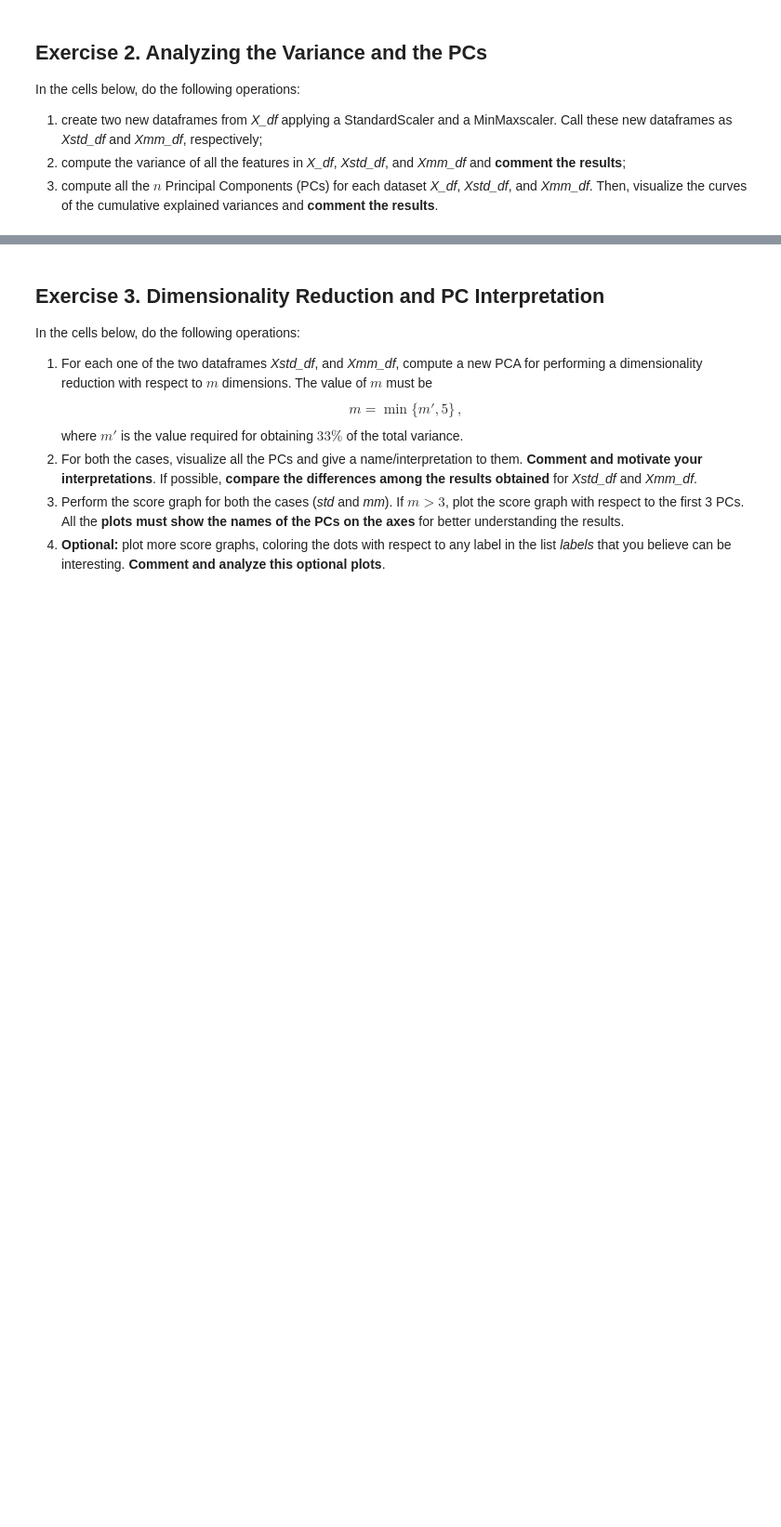
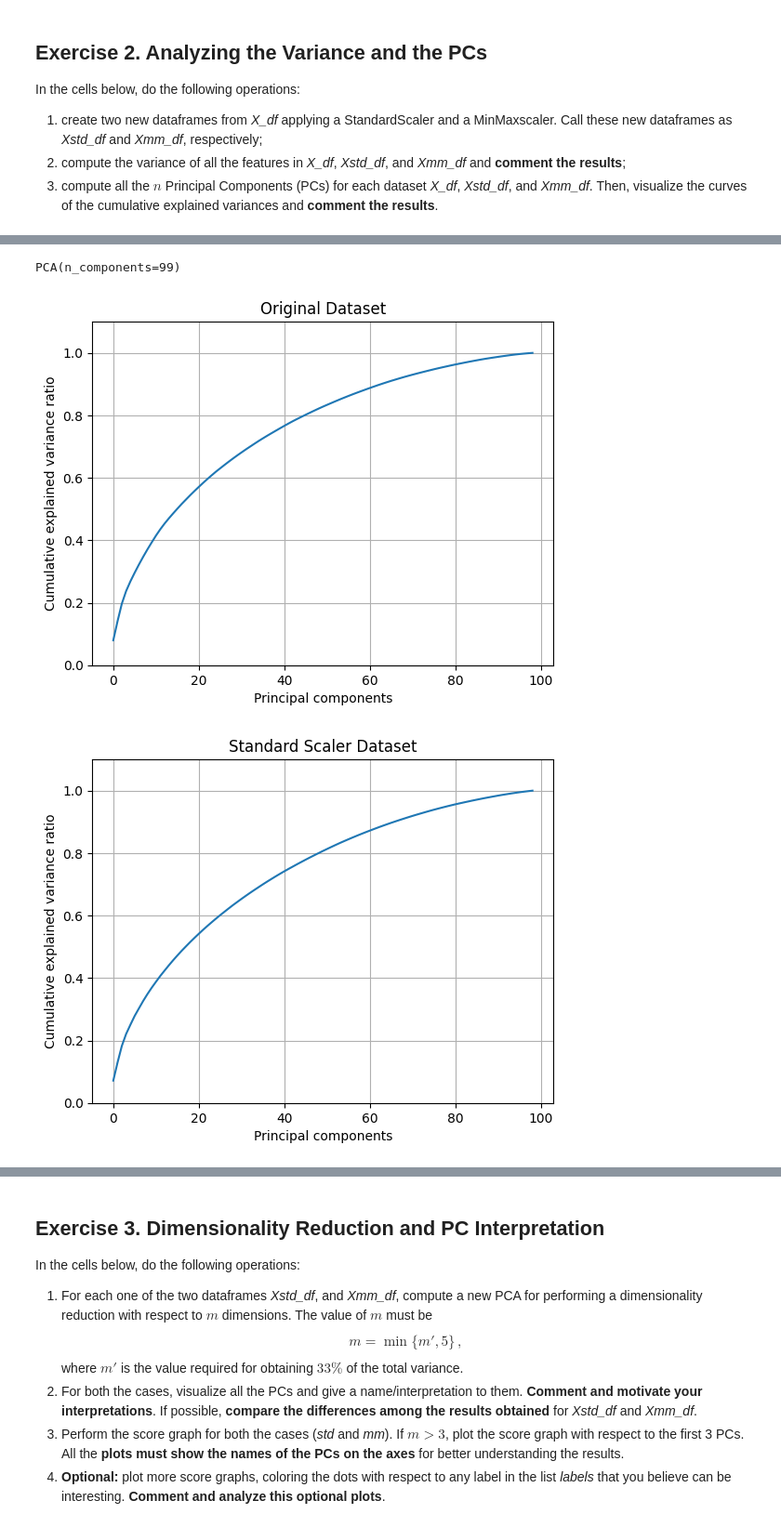
Before and after one commit to andreaGaudino/PCA_project, a Jupyter notebook: HWpca_Surname1_Surname2.ipynb, the cells around one changed output, grey strips where cells are left out. Shown at 93% size. Cells and saved outputs as stored; diff of their text form; code cells hidden in the pictures; blank space fills up the shorter version.

```diff
--- a/HWpca_Surname1_Surname2.ipynb
+++ b/HWpca_Surname1_Surname2.ipynb
@@ -154,3 +233,12 @@ In the cells below, do the following operations:
 1. create two new dataframes from _X_df_ applying a StandardScaler and a MinMaxscaler. Call these new dataframes as _Xstd_df_ and _Xmm_df_, respectively;
 2. compute the variance of all the features in _X_df_, _Xstd_df_, and _Xmm_df_ and **comment the results**;
 3. compute all the $n$ Principal Components (PCs) for each dataset _X_df_, _Xstd_df_, and _Xmm_df_. Then, visualize the curves of the cumulative explained variances and **comment the results**.
+# %%
+#standard scaler
+std_scaler = StandardScaler()
+std_scaler.fit(X_df)
+Xstd_df = std_scaler.transform(X_df)
+# %%
+mm_scaler= MinMaxScaler()
+mm_scaler.fit(X_df)
+Xmm_df=mm_scaler.transform(X_df)
@@ -156,0 +269,43 @@ In the cells below, do the following operations:
+# %%
+#pca init and fit
+pca_xdf = PCA(n_components=X_df.shape[1])
+pca_xstd_df = PCA(n_components=Xstd_df.shape[1])
+pca_xmm_df = PCA(n_components=Xmm_df.shape[1])
+
+pca_xdf.fit(X_df)
+pca_xstd_df.fit(Xstd_df)
+pca_xmm_df.fit(Xmm_df)
+# %% [output]
+PCA(n_components=99)
+# %%
+#plot
+
+plt.figure()
+plt.plot(np.cumsum(pca_xdf.explained_variance_ratio_))
+plt.title('Original Dataset')
+plt.ylim([0, 1.1])
+plt.xlabel('Principal components')
+plt.ylabel('Cumulative explained variance ratio')
+plt.grid()
+plt.show()
+
+plt.figure()
+plt.plot(np.cumsum(pca_xstd_df.explained_variance_ratio_))
+plt.title('Standard Scaler Dataset')
+plt.ylim([0, 1.1])
+plt.xlabel('Principal components')
+plt.ylabel('Cumulative explained variance ratio')
+plt.grid()
+plt.show()
+
+plt.figure()
+plt.plot(np.cumsum(pca_xmm_df.explained_variance_ratio_))
+plt.title('MinMaxScaler Dataset')
+plt.ylim([0, 1.1])
+plt.xlabel('Principal components')
+plt.ylabel('Cumulative explained variance ratio')
+plt.grid()
+plt.show()
+# %% [output]
+[figure, added]
+[figure, added]
```
Also changed, not shown: parts of 10 cells of this notebook.
